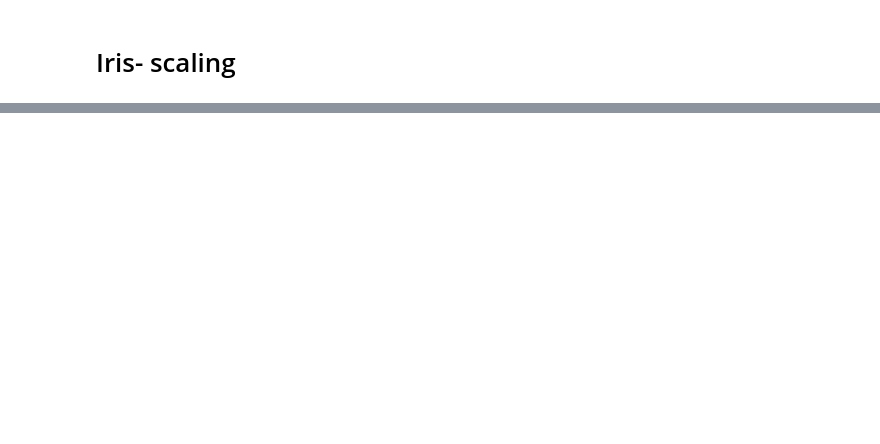
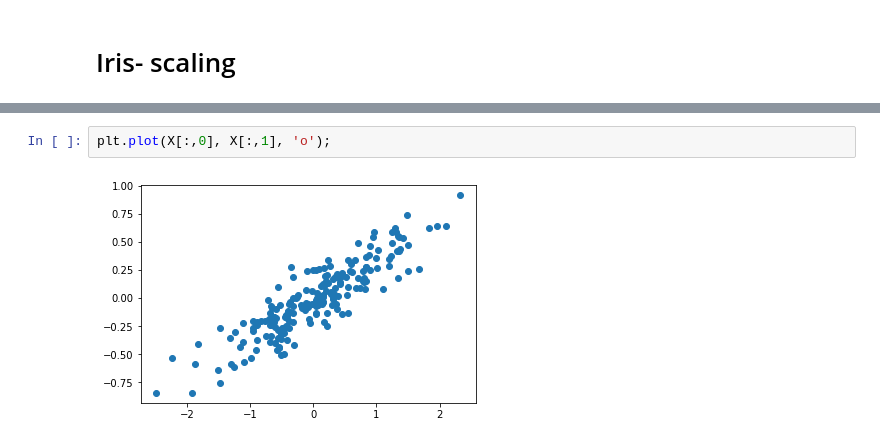
Before and after one commit to Mahrokh-Eb/Machine-Learning-With-Python, a Jupyter notebook: 3_3_skitlearn_Digit.ipynb, the cells around one changed output, grey strips where cells are left out. Cells and saved outputs as stored; diff of their text form; blank space fills up the shorter version.

```diff
--- a/3_3_skitlearn_Digit.ipynb
+++ b/3_3_skitlearn_Digit.ipynb
@@ -434,0 +470,4 @@ scaler = StandardScaler()
+# %%
+plt.plot(X[:,0], X[:,1], 'o');
+# %% [output]
+[figure, added]
```
Also changed, not shown: parts of 14 cells of this notebook.
